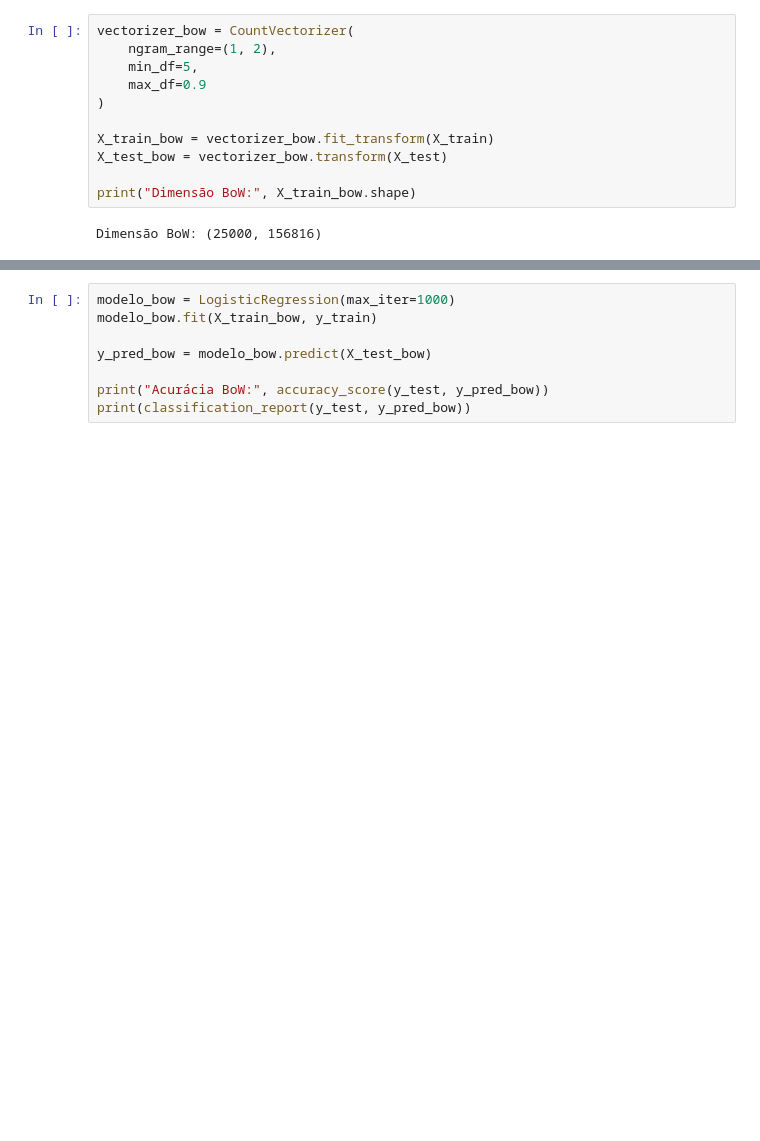
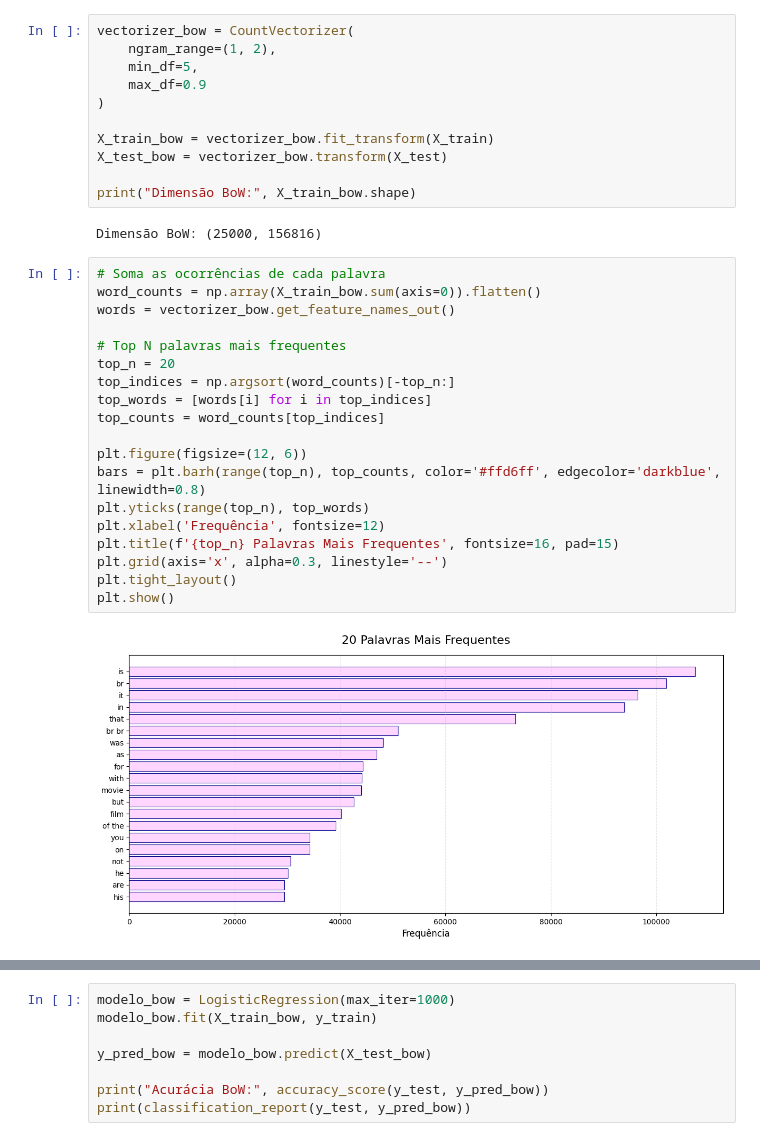
Before and after one commit to mariaclaraps/projeto-ciencia-dos-dados, a Jupyter notebook: notebooks/pln.ipynb, the cells around one changed output, grey strips where cells are left out. Drawn from its saved outputs; the diff is of its cells as text; blank space fills up the shorter version.

```diff
--- a/notebooks/pln.ipynb
+++ b/notebooks/pln.ipynb
@@ -66,3 +66,24 @@ X_test_bow = vectorizer_bow.transform(X_test)
 print("Dimensão BoW:", X_train_bow.shape)
 # %% [output]
 Dimensão BoW: (25000, 156816)
+# %%
+# Soma as ocorrências de cada palavra
+word_counts = np.array(X_train_bow.sum(axis=0)).flatten()
+words = vectorizer_bow.get_feature_names_out()
+
+# Top N palavras mais frequentes
+top_n = 20
+top_indices = np.argsort(word_counts)[-top_n:]
+top_words = [words[i] for i in top_indices]
+top_counts = word_counts[top_indices]
+
+plt.figure(figsize=(12, 6))
+bars = plt.barh(range(top_n), top_counts, color='#ffd6ff', edgecolor='darkblue', linewidth=0.8)
+plt.yticks(range(top_n), top_words)
+plt.xlabel('Frequência', fontsize=12)
+plt.title(f'{top_n} Palavras Mais Frequentes', fontsize=16, pad=15)
+plt.grid(axis='x', alpha=0.3, linestyle='--')
+plt.tight_layout()
+plt.show()
+# %% [output]
+[figure, added]
```
Also changed, not shown: parts of 6 cells of this notebook, 1 other file.
